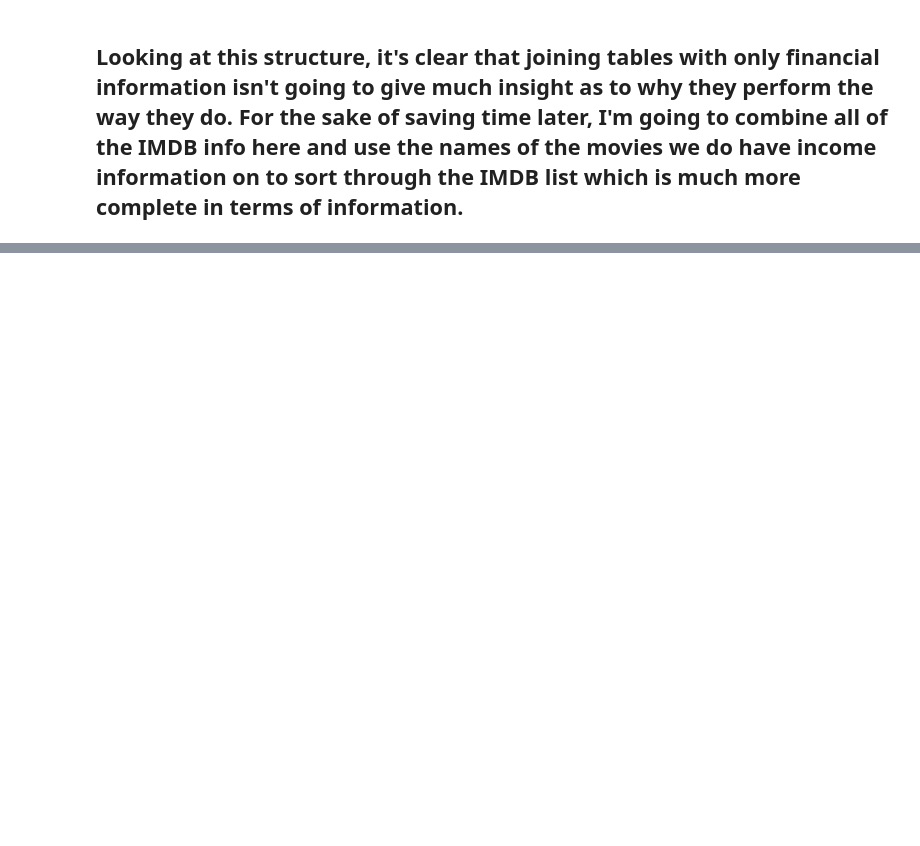
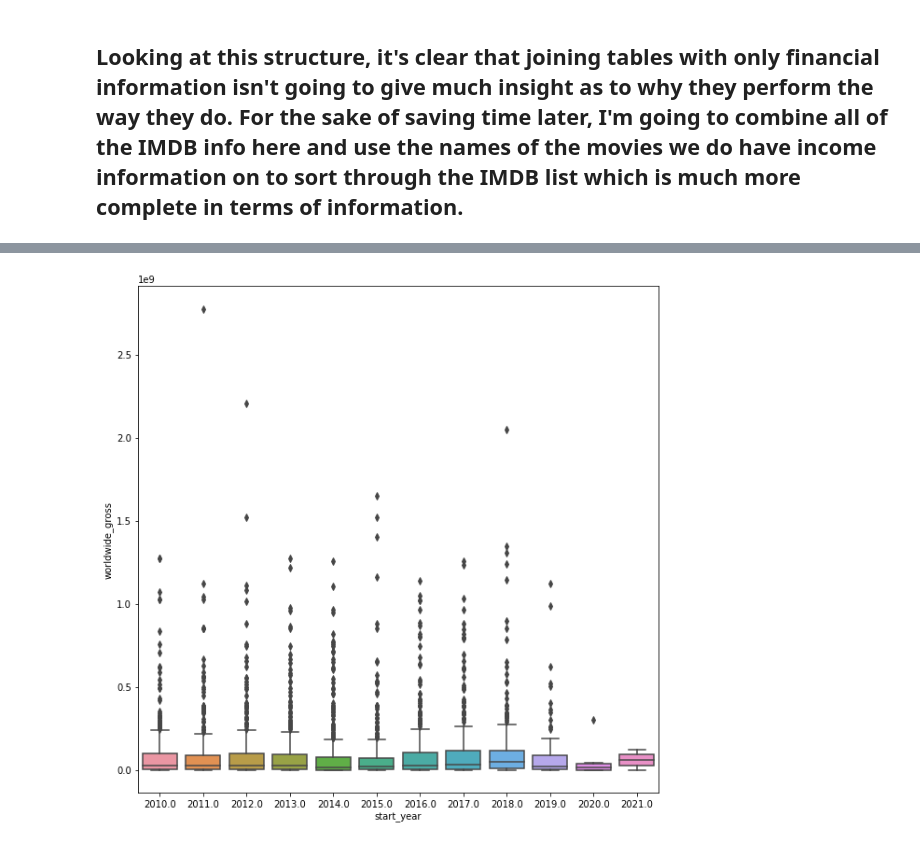
Before and after one commit to minthammock/dsc-mod-1-project-v2-1-onl01-dtsc-pt-041320, a Jupyter notebook: student.ipynb, the cells around one changed output, grey strips where cells are left out. Cells and saved outputs as stored; diff of their text form; code cells hidden in the pictures; blank space fills up the shorter version.

Commit message:
most graphs generated, need clean up

```diff
--- a/student.ipynb
+++ b/student.ipynb
@@ -122,0 +162,5 @@ memory usage: 498.6+ MB
+# %%
+df.drop(columns = ['language', 'types', 'attributes', 'job', 'characters','category', 'ordering_y', 'ordering_x', 'nconst', 'is_original_title', 'region', 'title', 'original_title'], inplace = True)
+# %%
+df['duplicated'] = df.duplicated()
+df = df.drop(df.loc[df['duplicated']].index)
@@ -123,9 +177,9 @@ memory usage: 498.6+ MB
 # %%
-df2 = dfTn.merge(dfBomGross, how = 'left', left_on='movie', right_on = 'title')
 listOfNames = [x for x in df2.movie.unique()]
 def test(x):
     if x in listOfNames:
         return True
     else:
         return False
-df['title'].loc[lambda x: test(x)]
+df['inDf2'] = df['primary_title'].isin(listOfNames)
+dfInfo = df.loc[df['inDf2']]
@@ -134,10 +186,15 @@ ValueError: The truth value of a Series is ambiguous. Use a.empty, a.bool(), a.i
 # %%
 
 # convert object data to int data for analysis
-df = dfTn.merge(dfBomGross, how = 'left', left_on='movie', right_on = 'title' )
+df2 = dfTn.merge(dfBomGross, how = 'left', left_on='movie', right_on = 'title' )
 
-df['domestic_gross_x'] = [x.replace(',','').replace('$','') for x in df['domestic_gross_x']]
-df['domestic_gross_x'] = df['domestic_gross_x'].astype('int64')
-df['worldwide_gross'] = [x.replace(',','').replace('$','') for x in df['worldwide_gross']]
-df['worldwide_gross'] =df['worldwide_gross'].astype('int64')
-df['total_gross'] = df['domestic_gross_x']+df['worldwide_gross']
+df2['domestic_gross_x'] = [x.replace(',','').replace('$','') for x in df2['domestic_gross_x']]
+df2['domestic_gross_x'] = df2['domestic_gross_x'].astype('int64')
+df2['worldwide_gross'] = [x.replace(',','').replace('$','') for x in df2['worldwide_gross']]
+df2['worldwide_gross'] =df2['worldwide_gross'].astype('int64')
+df2['production_budget'] = [x.replace(',','').replace('$','') for x in df2['production_budget']]
+df2['production_budget'] =df2['production_budget'].astype('int64')
+
+df2 = df2.merge(dfInfo, how = 'left', left_on = 'movie', right_on = 'primary_title')
+df2['profit'] = df2['worldwide_gross'] - df2['production_budget']
+df2.head(1)
@@ -171,0 +205,6 @@ dtype('O')
+# %%
+fig,ax = plt.subplots(figsize = (10,10),
+                      ncols = 1, nrows = 1)
+ax = sns.boxplot(x = df2['start_year'], y = df2['worldwide_gross'])
+# %% [output]
+[figure, added]
```
Also changed, not shown: parts of 19 cells of this notebook.
